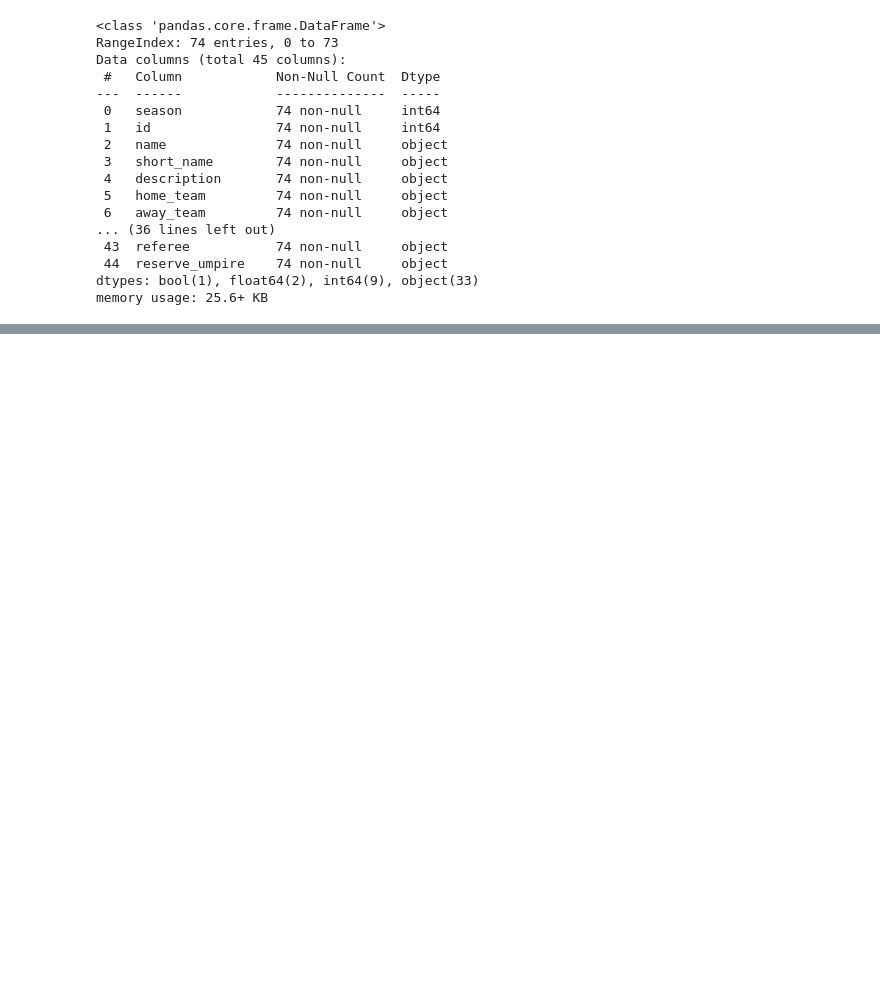
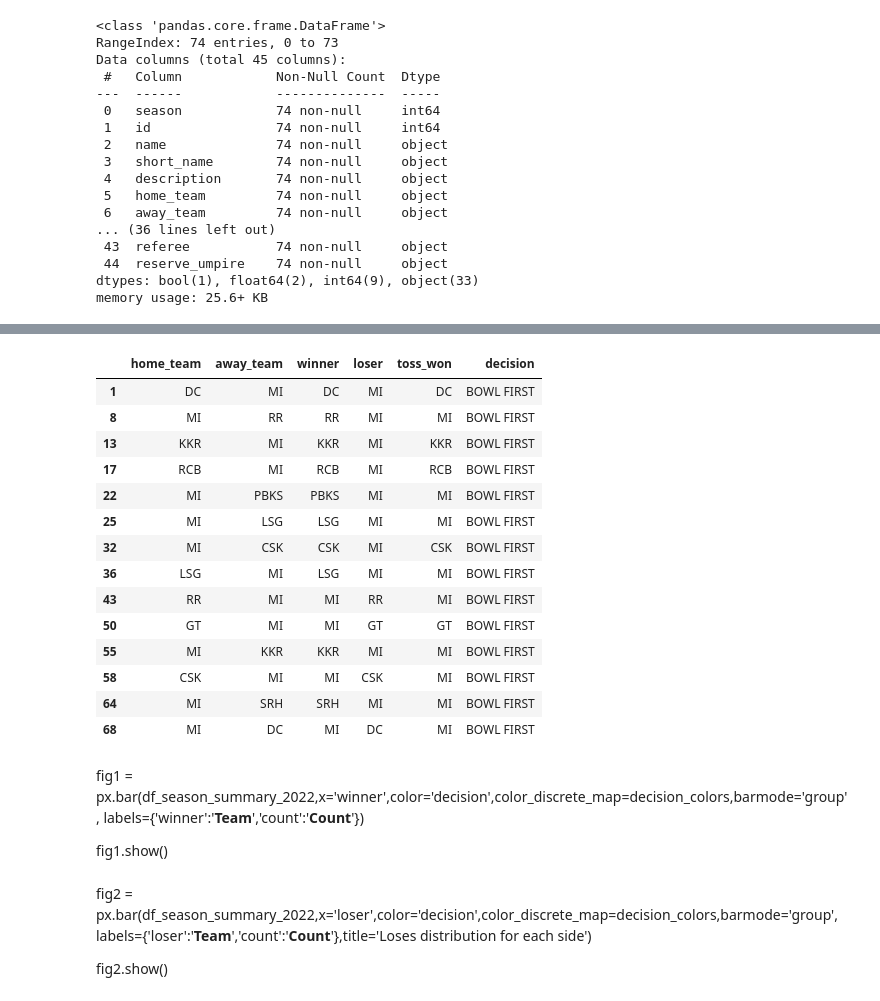
Before and after one commit to Abhijith-Nagarajan/Machine-Learning-Training, a Jupyter notebook: ipl-analysis-plotly-eda.ipynb, the cells around one changed output, grey strips where cells are left out. Cells and saved outputs as stored; diff of their text form; code cells hidden in the pictures; blank space fills up the shorter version.

```diff
--- a/ipl-analysis-plotly-eda.ipynb
+++ b/ipl-analysis-plotly-eda.ipynb
@@ -99,0 +203,20 @@ df_season_summary_2022.venue_name.value_counts()
+# %%
+df_season_summary_2022['loser'] = df_season_summary_2022.apply(lambda x: x.home_team if x.home_team!=x.winner else x.away_team,axis=1)
+# %%
+df_season_summary_2022[['home_team','away_team','winner','loser','toss_won','decision']][(df_season_summary_2022.home_team == 'MI')|(df_season_summary_2022.away_team == 'MI')]
+# %% [output]
+|  | home_team | away_team | winner | loser | toss_won | decision |
+| 1 | DC | MI | DC | MI | DC | BOWL FIRST |
+| 8 | MI | RR | RR | MI | MI | BOWL FIRST |
+| 13 | KKR | MI | KKR | MI | KKR | BOWL FIRST |
+| 17 | RCB | MI | RCB | MI | RCB | BOWL FIRST |
+| 22 | MI | PBKS | PBKS | MI | MI | BOWL FIRST |
+| 25 | MI | LSG | LSG | MI | MI | BOWL FIRST |
+| 32 | MI | CSK | CSK | MI | CSK | BOWL FIRST |
+| 36 | LSG | MI | LSG | MI | MI | BOWL FIRST |
+| 43 | RR | MI | MI | RR | MI | BOWL FIRST |
+| 50 | GT | MI | MI | GT | GT | BOWL FIRST |
+| 55 | MI | KKR | KKR | MI | MI | BOWL FIRST |
+| 58 | CSK | MI | MI | CSK | MI | BOWL FIRST |
+| 64 | MI | SRH | SRH | MI | MI | BOWL FIRST |
+| 68 | MI | DC | MI | DC | MI | BOWL FIRST |
@@ -99,0 +225,10 @@ df_season_summary_2022.venue_name.value_counts()
+# %% [markdown]
+fig1 = px.bar(df_season_summary_2022,x='winner',color='decision',color_discrete_map=decision_colors,barmode='group',
+                        labels={'winner':'<b>Team</b>','count':'<b>Count</b>'})
+
+fig1.show()
+# %% [markdown]
+fig2 = px.bar(df_season_summary_2022,x='loser',color='decision',color_discrete_map=decision_colors,barmode='group',
+                        labels={'loser':'<b>Team</b>','count':'<b>Count</b>'},title='Loses distribution for each side')
+
+fig2.show()
```
Also changed, not shown: parts of 27 cells of this notebook.
